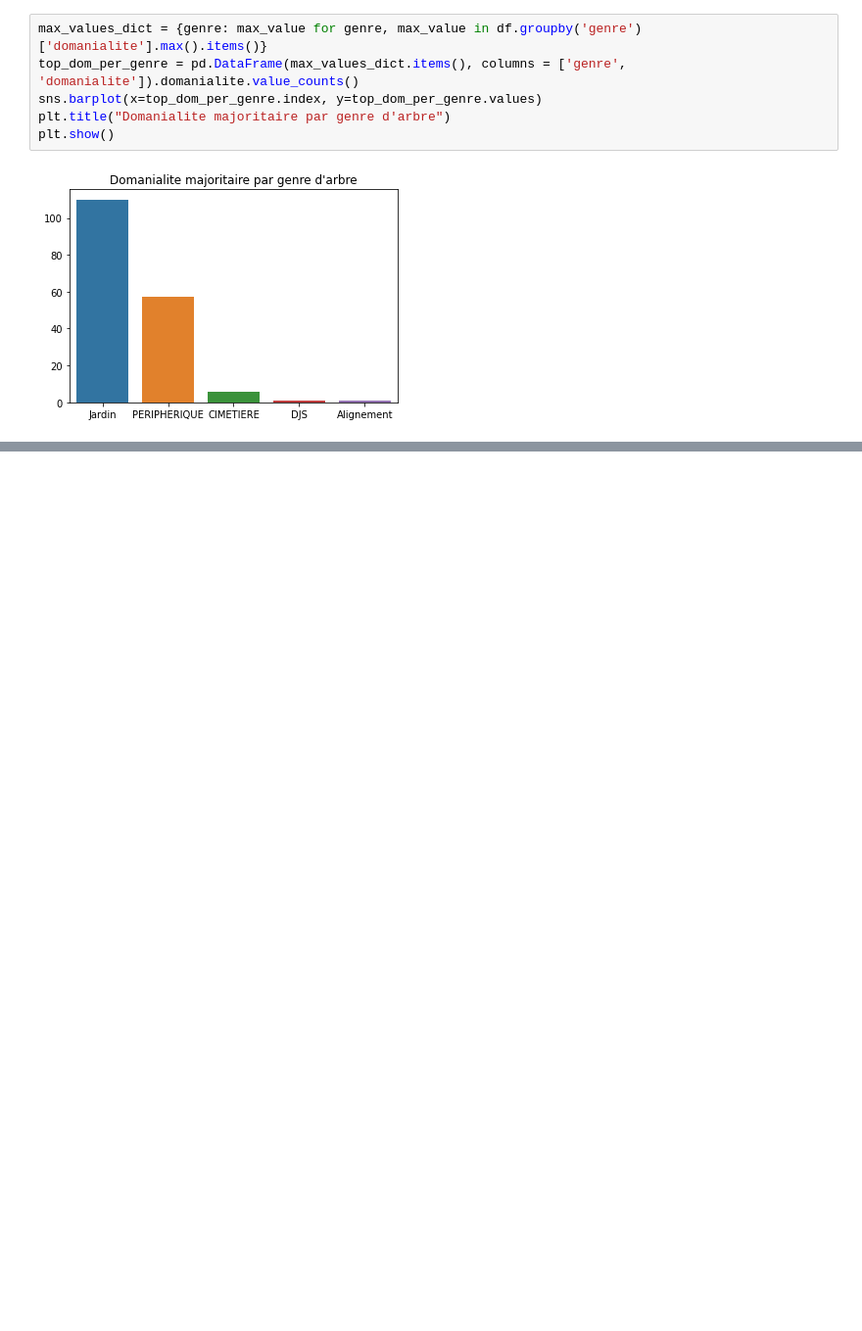
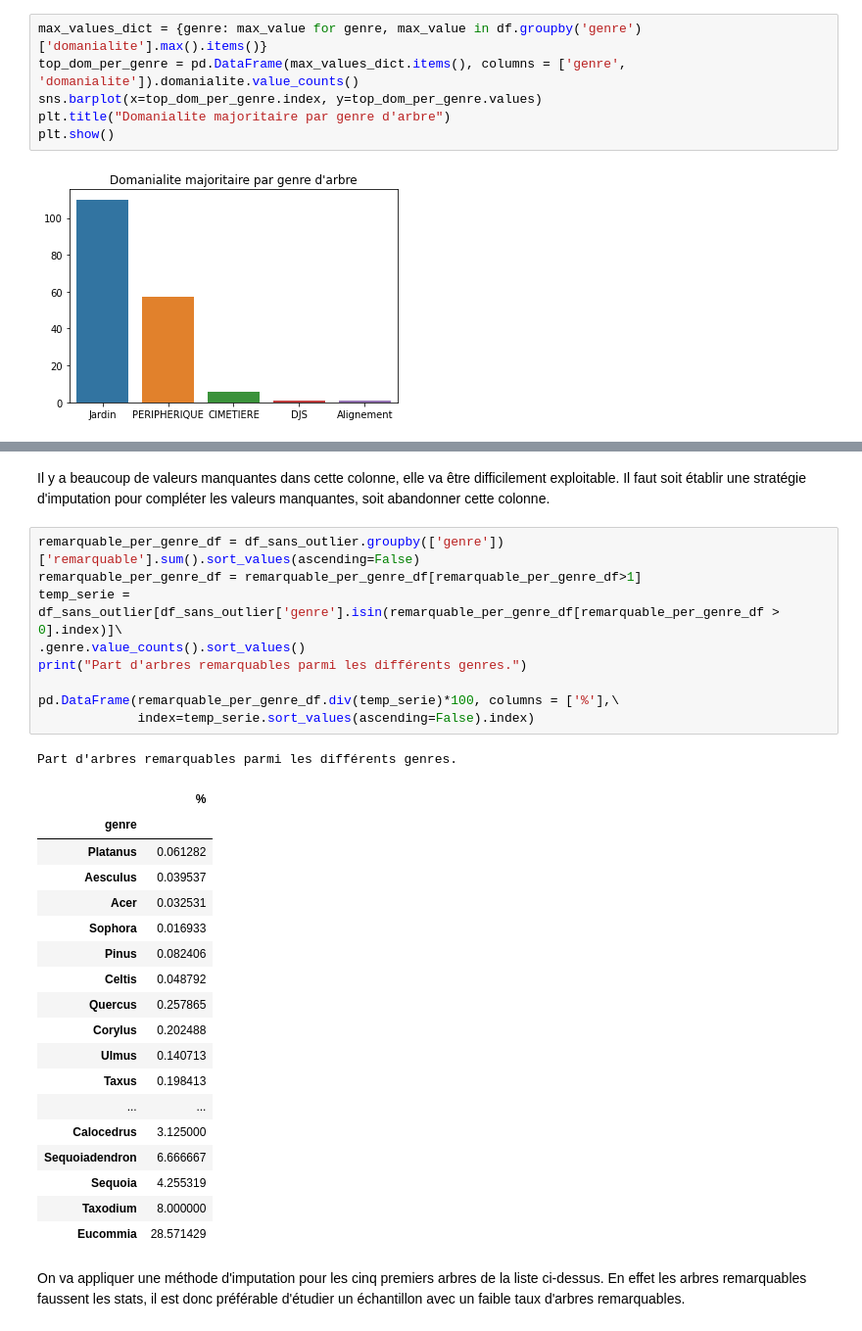
Before and after one commit to Antho-SJ/paris-trees, a Jupyter notebook: Présentation.ipynb, the cells around one changed output, grey strips where cells are left out. Shown: that part at 98% size. Drawn from its saved outputs; the diff is of its cells as text; blank space fills up the shorter version.

```diff
--- a/Présentation.ipynb
+++ b/Présentation.ipynb
@@ -73,0 +120,33 @@ plt.show()
+# %% [markdown]
+Il y a beaucoup de valeurs manquantes dans cette colonne, elle va être difficilement exploitable. Il faut soit établir une stratégie d'imputation pour compléter les valeurs manquantes, soit abandonner cette colonne.
+# %%
+remarquable_per_genre_df = df_sans_outlier.groupby(['genre'])['remarquable'].sum().sort_values(ascending=False)
+remarquable_per_genre_df = remarquable_per_genre_df[remarquable_per_genre_df>1]
+temp_serie = df_sans_outlier[df_sans_outlier['genre'].isin(remarquable_per_genre_df[remarquable_per_genre_df > 0].index)]\
+.genre.value_counts().sort_values()
+print("Part d'arbres remarquables parmi les différents genres.")
+
+pd.DataFrame(remarquable_per_genre_df.div(temp_serie)*100, columns = ['%'],\
+             index=temp_serie.sort_values(ascending=False).index)
+# %% [output]
+Part d'arbres remarquables parmi les différents genres.
+|  | % |
+| genre |  |
+| Platanus | 0.061282 |
+| Aesculus | 0.039537 |
+| Acer | 0.032531 |
+| Sophora | 0.016933 |
+| Pinus | 0.082406 |
+| Celtis | 0.048792 |
+| Quercus | 0.257865 |
+| Corylus | 0.202488 |
+| Ulmus | 0.140713 |
+| Taxus | 0.198413 |
+| ... | ... |
+| Calocedrus | 3.125000 |
+| Sequoiadendron | 6.666667 |
+| Sequoia | 4.255319 |
+| Taxodium | 8.000000 |
+| Eucommia | 28.571429 |
+# %% [markdown]
+On va appliquer une méthode d'imputation pour les cinq premiers arbres de la liste ci-dessus. En effet les arbres remarquables faussent les stats, il est donc préférable d'étudier un échantillon avec un faible taux d'arbres remarquables.
```
Also changed, not shown: parts of 13 cells of this notebook.
